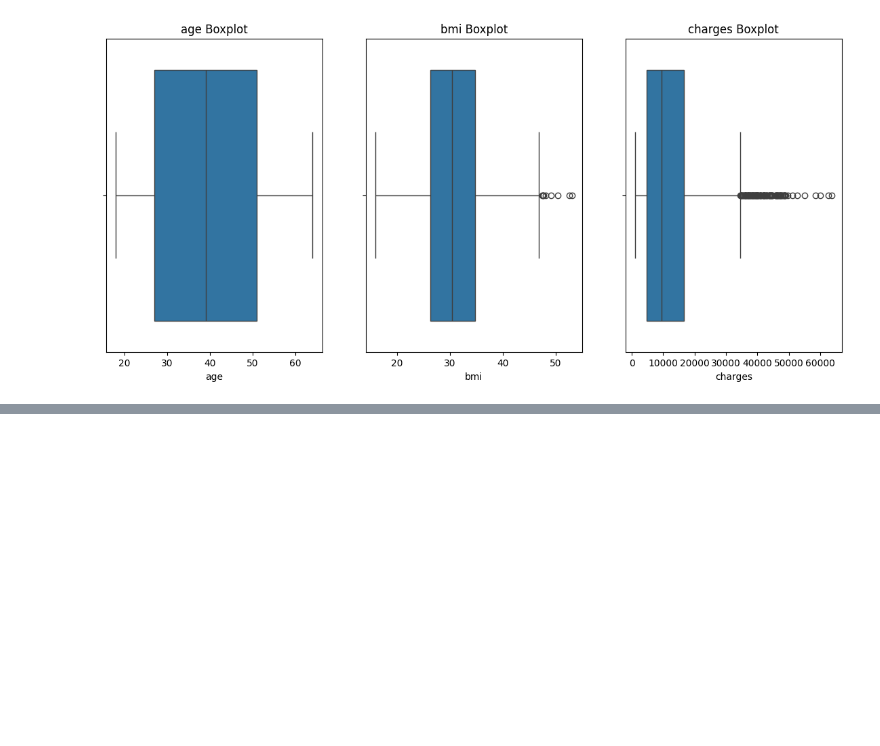
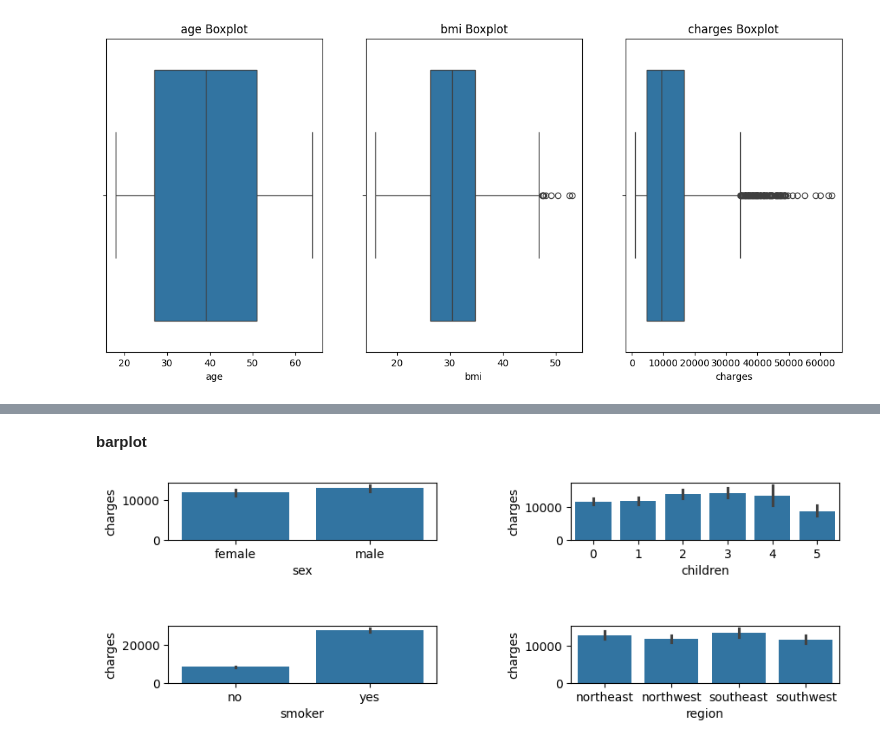
Before and after one commit to DaiMagdy/AI-82, a Jupyter notebook: Preprocessing/insurance.ipynb, the cells around one changed output, grey strips where cells are left out. Cells and saved outputs as stored; diff of their text form; code cells hidden in the pictures; blank space fills up the shorter version.

```diff
--- a/Preprocessing/insurance.ipynb
+++ b/Preprocessing/insurance.ipynb
@@ -326,0 +348,13 @@ ImportError: cannot import name 'check_outliers' from 'preprocessing' (d:\Amit D
+# %% [markdown]
+**barplot**
+# %%
+plt.figure(figsize=(10,3))
+for i , col in enumerate(cat_col):
+    plt.subplot(2,2,i+1)
+    plt.xlabel(f'{col}')
+    plt.ylabel(f'charges')
+    sns.barplot(x=col,y='charges', data= df)
+plt.subplots_adjust(hspace=1.5, wspace=0.5)
+plt.show()
+# %% [output]
+[figure, added]
```
Also changed, not shown: parts of 27 cells of this notebook.
